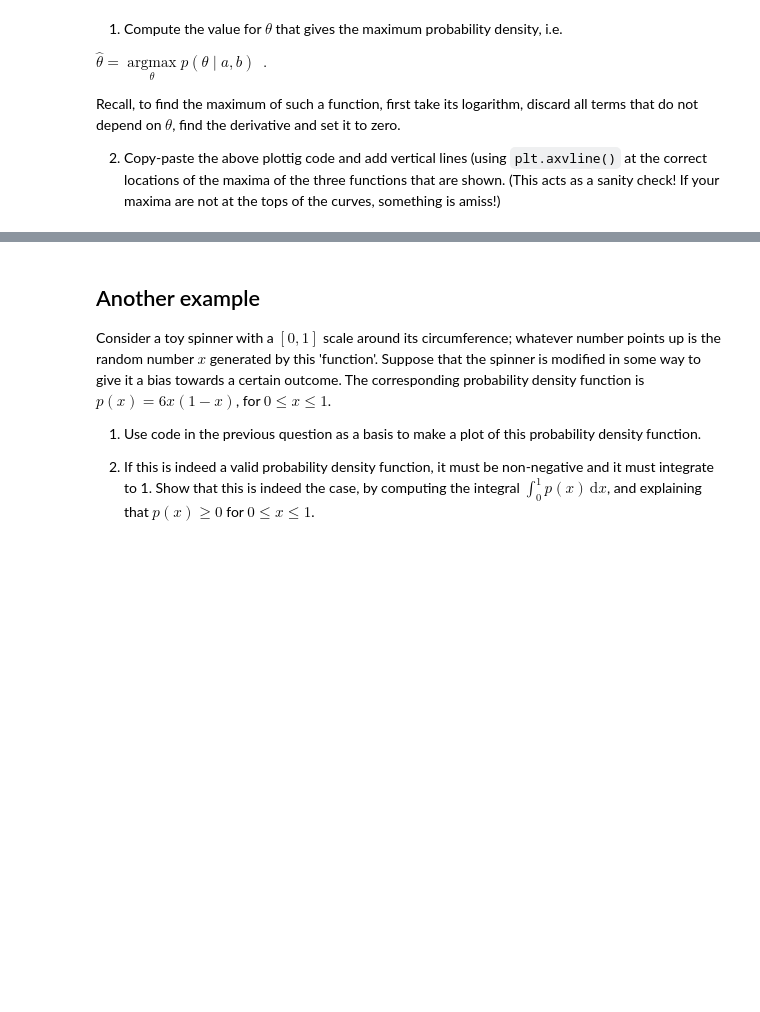
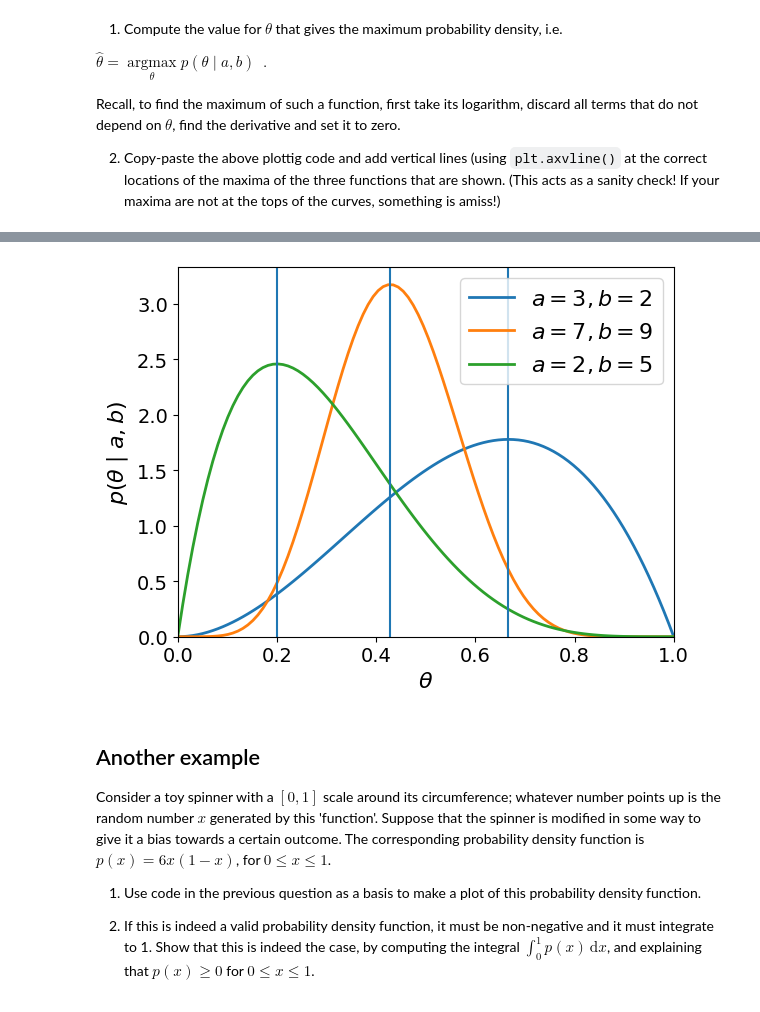
Before and after one commit to TimAvans/BayesianStatistics, a Jupyter notebook: Assignment_1.ipynb, the cells around one changed output, grey strips where cells are left out. Saved outputs shown, nothing was run; the diff lists cells and outputs as text; code cells hidden in the pictures; blank space fills up the shorter version.

```diff
--- a/Assignment_1.ipynb
+++ b/Assignment_1.ipynb
@@ -263,3 +274,40 @@ Recall, to find the maximum of such a function, first take its logarithm, discar
+# %%
+import matplotlib.pyplot as plt
+plt.rc('font', size=14)         # default fontsize
+plt.rc('axes', titlesize=16)    # fontsize of the axes title
+plt.rc('axes', labelsize=16)    # fontsize of the x and y labels
+plt.rc('xtick', labelsize=14)   # fontsize of the tick labels
+plt.rc('ytick', labelsize=14)   # fontsize of the tick labels
+plt.rc('legend', fontsize=16)   # legend fontsize
+plt.rc('figure', titlesize=16)  # fontsize of the figure title
+plt.rc('figure', titlesize=16)  # fontsize of the figure title
+
+
+import numpy as np
+from scipy.special import beta
+
+def probability_density_function(theta, a, b):
+    return theta**(a-1) * (1-theta)**(b-1) / beta(a,b)
+
+theta = np.linspace(0, 1, num=100)
+
+a_ = [3, 7, 2]
+b_ = [2, 9, 5]
+
+plt.figure()
+for a, b in zip(a_, b_):
+    plt.plot(theta, probability_density_function(theta, a, b), lw=2, label=f'$a={a}, b={b}$')
+plt.xlim([0, 1])
+plt.xlabel(r'$\theta$')
+plt.ylabel(r'$p(\theta \mid a, b)$')
+plt.ylim(bottom=0)
+plt.axvline(2/3)
+plt.axvline(3/7)
+plt.axvline(1/5)
+plt.legend()
+plt.show()
+# %% [output]
+[figure, added]
 # %% [markdown]
 ## Another example
 
```
Also changed, not shown: parts of 3 cells of this notebook.
